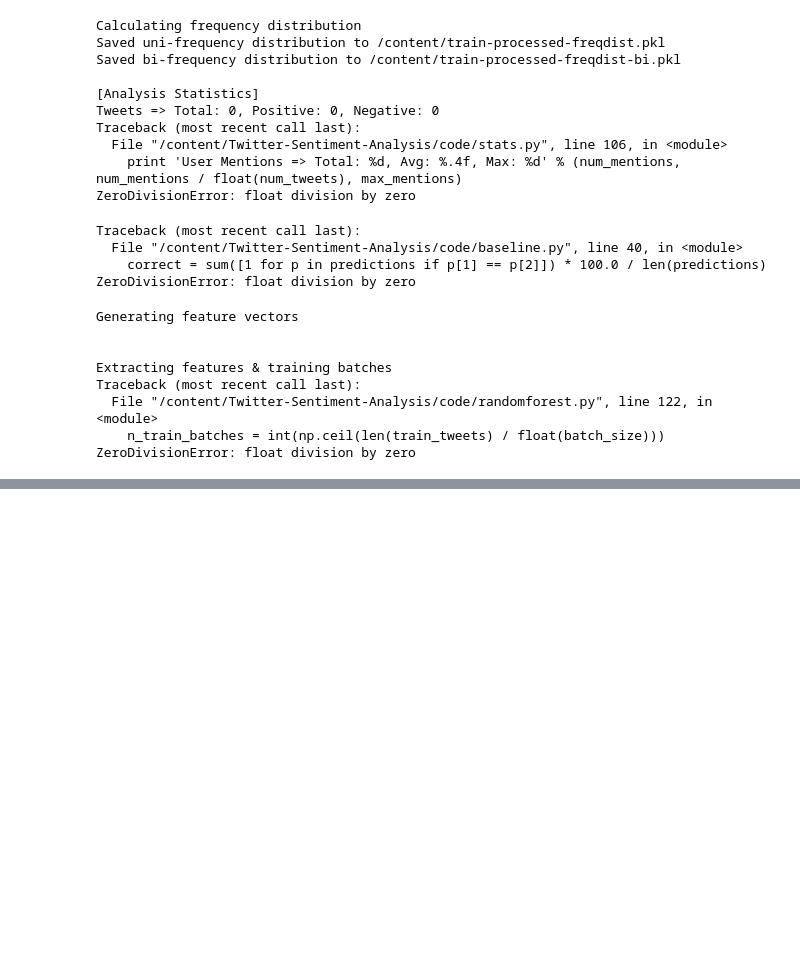
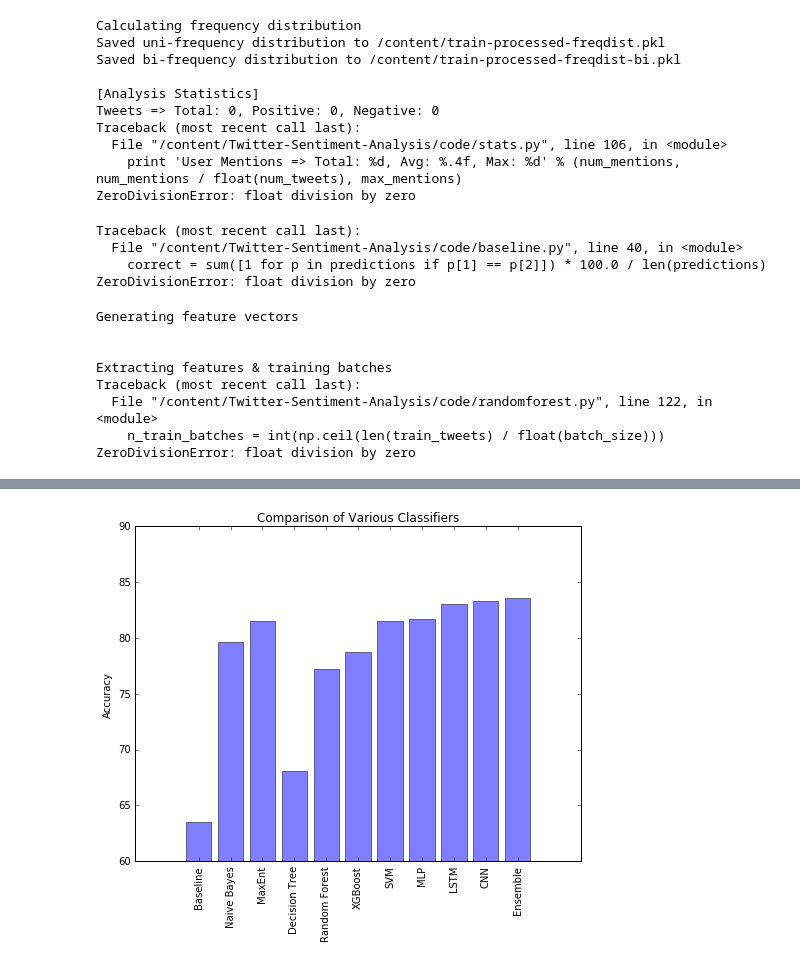
Before and after one commit to Deusmaxz/MachineLearning, a Jupyter notebook: FinalExam/Twitter_Sentiment/FinalExam2_Twitter_Sentiment_Analysis.ipynb, the cells around one changed output, grey strips where cells are left out. Cells and saved outputs as stored; diff of their text form; code cells hidden in the pictures; blank space fills up the shorter version.

```diff
--- a/FinalExam/Twitter_Sentiment/FinalExam2_Twitter_Sentiment_Analysis.ipynb
+++ b/FinalExam/Twitter_Sentiment/FinalExam2_Twitter_Sentiment_Analysis.ipynb
@@ -58,0 +162,13 @@ ZeroDivisionError: float division by zero
+# %%
+# membuat plot data bar chart dengan 11 classifier
+classifiers = ['Baseline', 'Naive Bayes', 'MaxEnt', 'Decision Tree', 'Random Forest', 'XGBoost', 'SVM', 'MLP', 'LSTM', 'CNN', 'Ensemble']
+accuracies = [63.48, 79.68, 81.52, 68.1, 77.21, 78.72, 81.55, 81.7, 83.00, 83.34, 83.58]
+plt.figure(4, [8,6])
+plt.bar(range(len(classifiers)), accuracies, align='center', alpha=0.5)
+plt.xticks(range(len(classifiers)), classifiers, rotation=90)
+plt.ylabel('Accuracy')
+plt.title('Comparison of Various Classifiers')
+plt.ylim([60, 90])
+plt.show()
+# %% [output]
+[figure, added]
```
Also changed, not shown: parts of 19 cells of this notebook.
